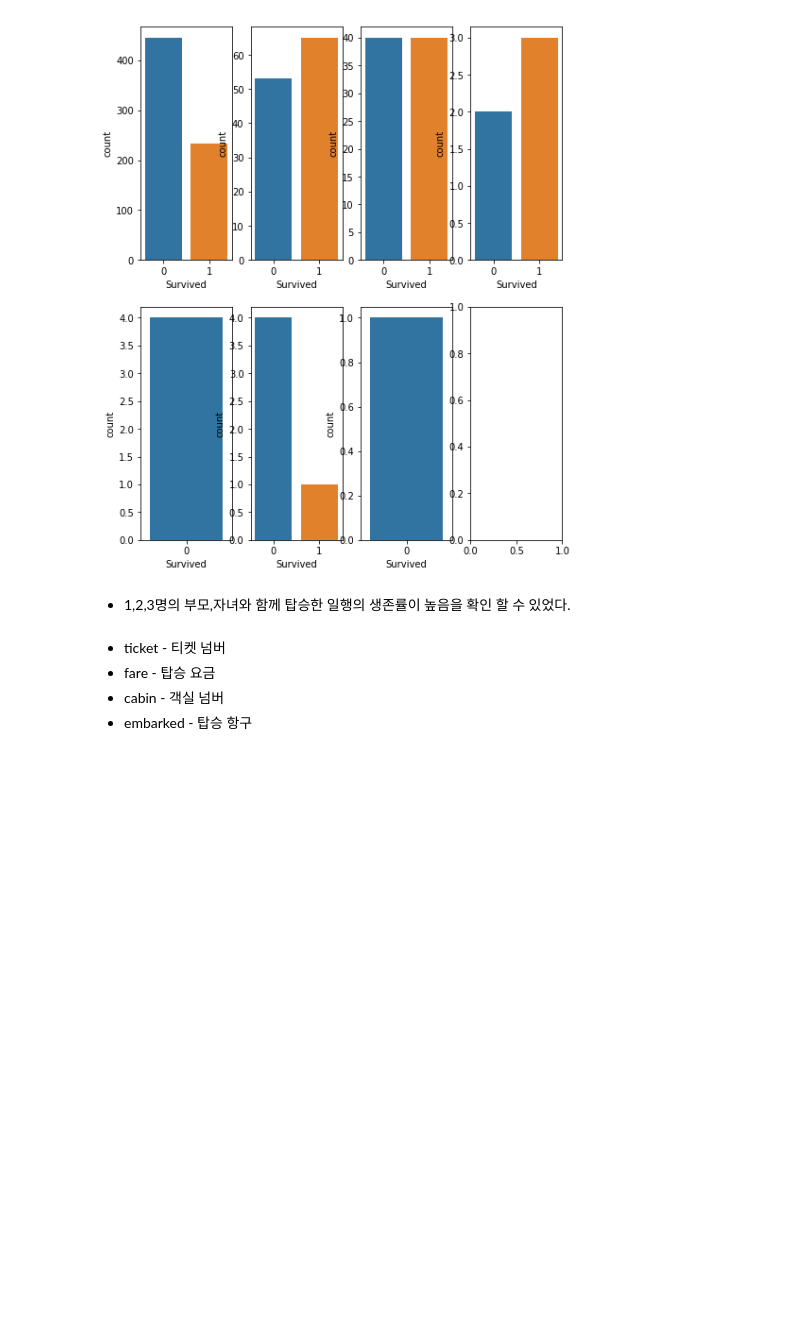
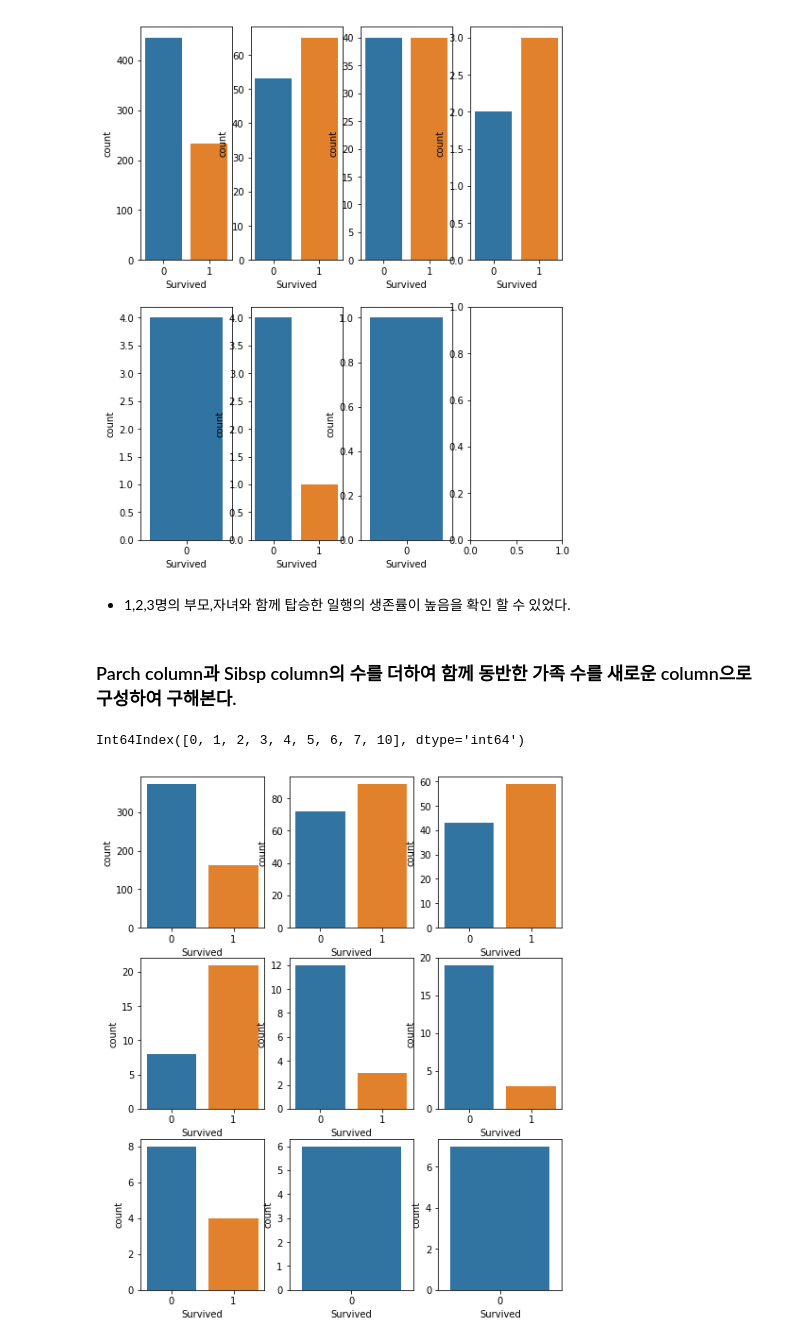
Before and after one commit to woaksths/Play-Kaggle, a Jupyter notebook: 2019-1st-ML-month-with-KaKR/01.EDA.ipynb, the cells around one changed output. Saved outputs shown, nothing was run; the diff lists cells and outputs as text; code cells hidden in the pictures; blank space fills up the shorter version.

```diff
--- a/2019-1st-ML-month-with-KaKR/01.EDA.ipynb
+++ b/2019-1st-ML-month-with-KaKR/01.EDA.ipynb
@@ -142,8 +142,23 @@ for i in range(2):
 [figure]
 # %% [markdown]
 - 1,2,3명의 부모,자녀와 함께 탑승한 일행의 생존률이 높음을 확인 할 수 있었다.
-# %% [markdown]
-- ticket - 티켓 넘버
-- fare - 탑승 요금
-- cabin - 객실 넘버
-- embarked - 탑승 항구
+# %% [markdown]
+### Parch column과 Sibsp column의 수를 더하여 함께 동반한 가족 수를 새로운 column으로 구성하여 구해본다.
+# %%
+train_X["total_party"] = train_X["Parch"]+train_X["SibSp"]
+total_party = train_X["total_party"].value_counts().index
+total_party = total_party.sort_values()
+# %% [output]
+Int64Index([0, 1, 2, 3, 4, 5, 6, 7, 10], dtype='int64')
+# %%
+figure, axes= plt.subplots(nrows=3, ncols=3)
+
+figure.set_size_inches(8,10)
+
+for i in range(3):
+    for j in range(3):
+        index = 3*i + j
+        if index < len(total_party):
+            sns.countplot(data = train_X[train_X["total_party"] == total_party[index]], x="Survived", ax = axes[i][j])
+# %% [output]
+[figure, added]
```
Also changed, not shown: parts of 4 cells of this notebook, 1 other file.
